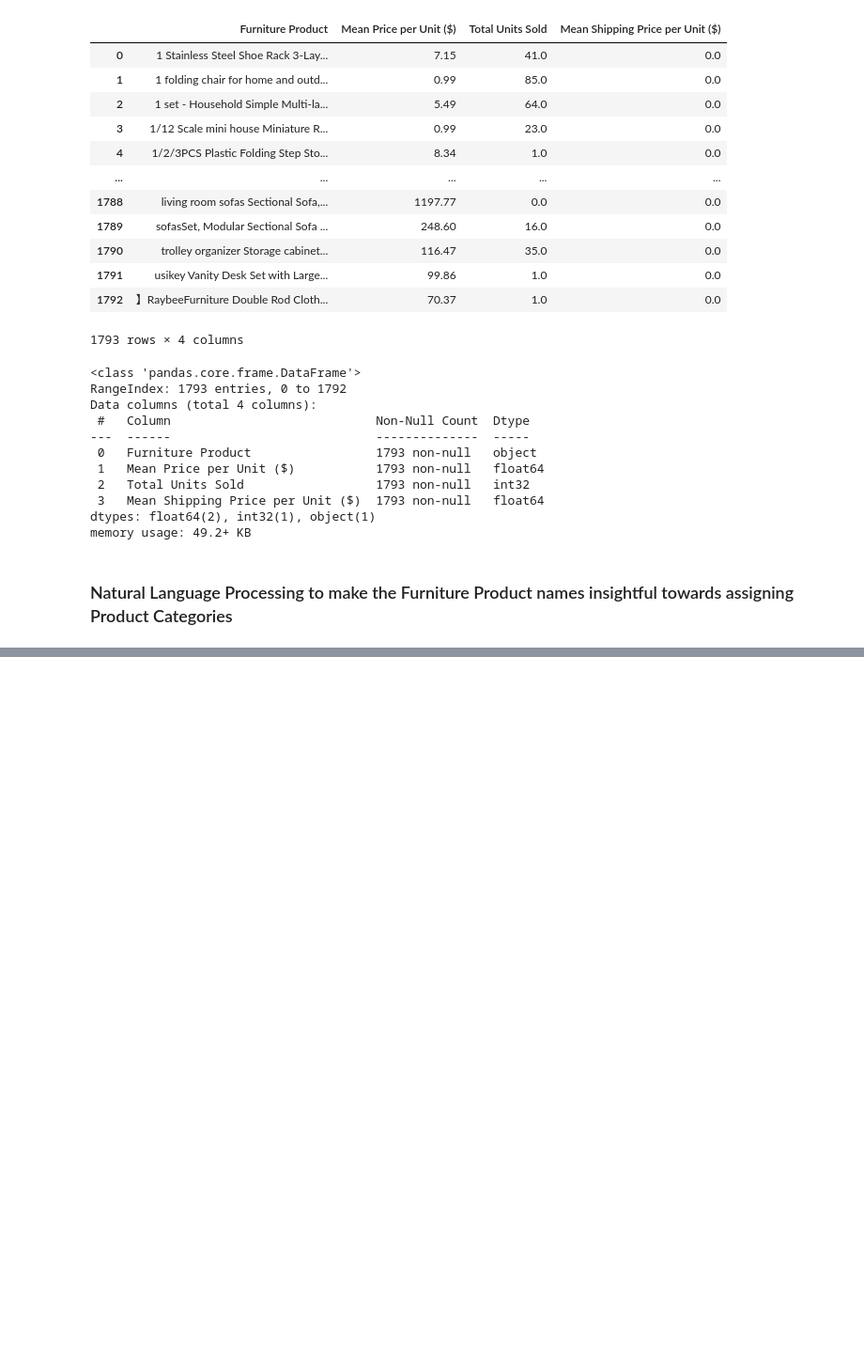
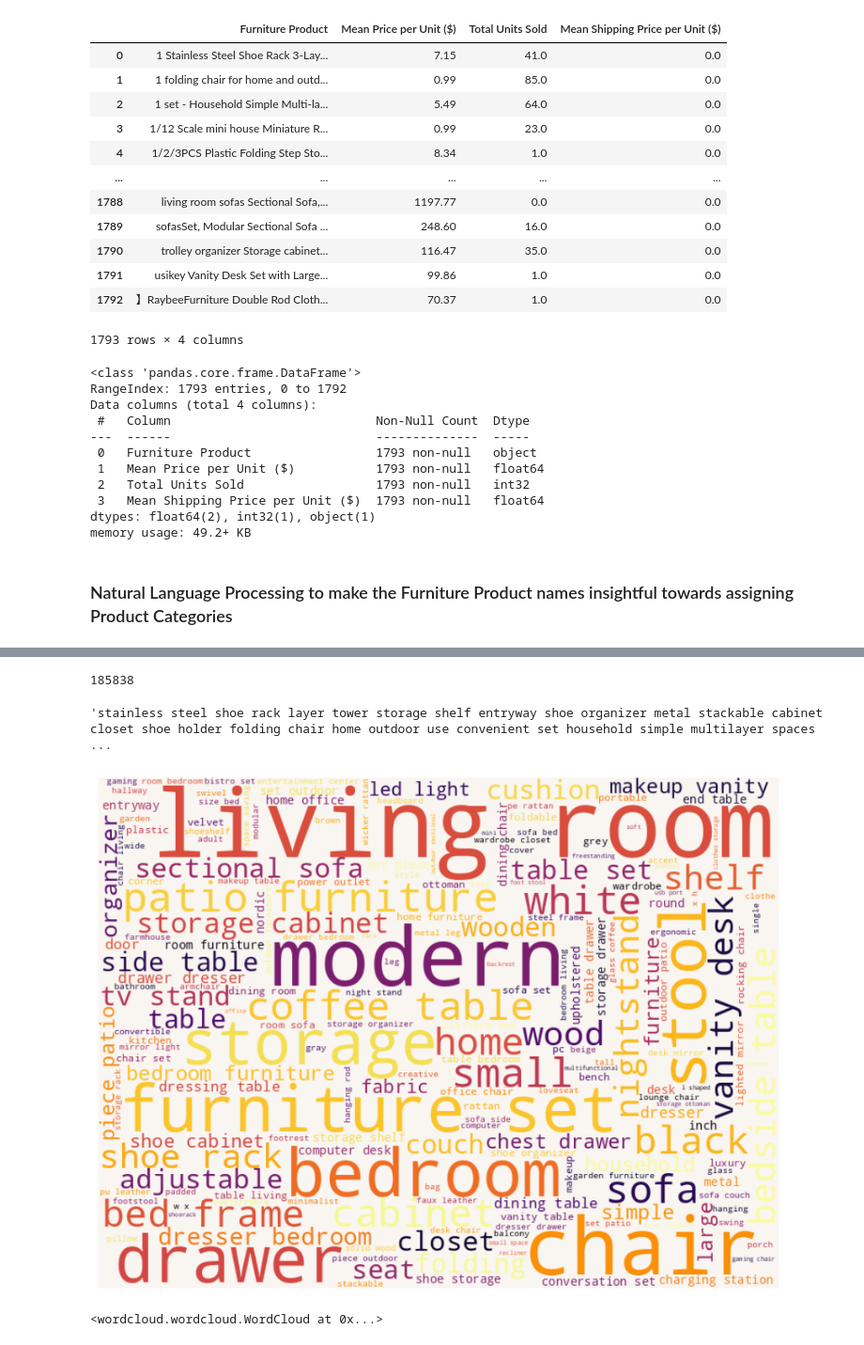
Before and after one commit to krishnarupa1008/E-commerce-Furniture-Sales-Analysis, a Jupyter notebook: E-Commerce Furniture Sales.ipynb, the cells around one changed output, grey strips where cells are left out. Shown at 94% size. Saved outputs shown, nothing was run; the diff lists cells and outputs as text; code cells hidden in the pictures; blank space fills up the shorter version.

```diff
--- a/E-Commerce Furniture Sales.ipynb
+++ b/E-Commerce Furniture Sales.ipynb
@@ -405,0 +429,8 @@ memory usage: 49.2+ KB
+# %%
+# lemmatization: breaking words down into their base form (root form)
+nltk.download("wordnet") # lexical database
+nltk.download("omw-1.4") # open multilingual wordnet: support for additional languages
+lemmatizer = WordNetLemmatizer()
+df_aggregated["Lemmatized"] = df_aggregated["Tokenized"].apply(lambda x: [lemmatizer.lemmatize(word) for word in x])
+# have to use lambda and not just .apply() because each row in "Tokenized" contains a list not just 1 value
+df_aggregated.head()
@@ -405,0 +488,5 @@ memory usage: 49.2+ KB
+# %%
+# removing stopwords
+nltk.download("stopwords")
+stop_words = set(stopwords.words("english"))
+stop_words # we will remove these words
@@ -405,0 +514,3 @@ memory usage: 49.2+ KB
+# %%
+df_aggregated["Lemmatized"] = df_aggregated["Lemmatized"].apply(lambda x: [word for word in x if word not in stop_words])
+df_aggregated.head()
@@ -405,0 +542,17 @@ memory usage: 49.2+ KB
+# %%
+all_words = " ".join([" ".join(words) for words in df_aggregated["Lemmatized"]])
+print(len(all_words))
+all_words # 1 string containing all words from all lists in "Lemmatized" col
+# %% [output]
+185838
+'stainless steel shoe rack layer tower storage shelf entryway shoe organizer metal stackable cabinet closet shoe holder folding chair home outdoor use convenient set household simple multilayer spaces ...
+# %%
+wordcloud = WordCloud(width=800, height=600, colormap="inferno", background_color='#f9f5f1').generate(all_words)
+plt.figure(figsize=(11,11))
+plt.imshow(wordcloud, interpolation='bilinear')
+plt.axis('off')
+plt.show()
+wordcloud.to_file('words.png')
+# %% [output]
+[figure, added]
+<wordcloud.wordcloud.WordCloud at 0x...>
```
Also changed, not shown: parts of 25 cells of this notebook, 5 other files.
